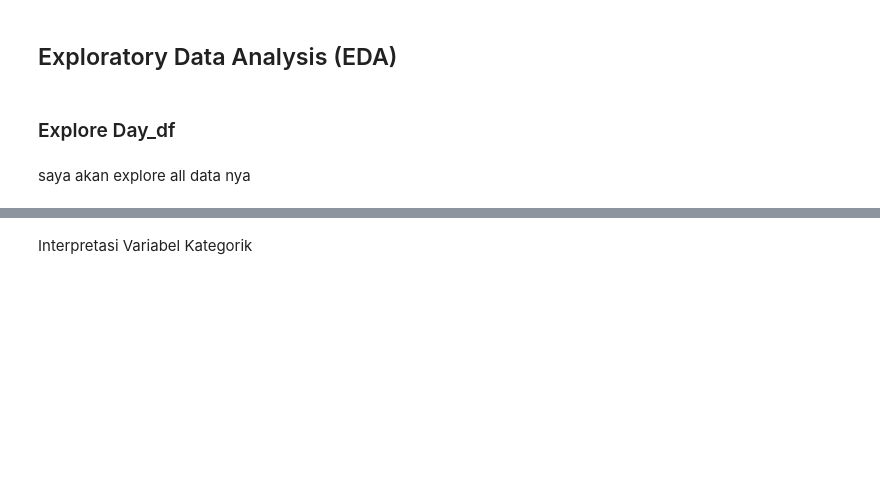
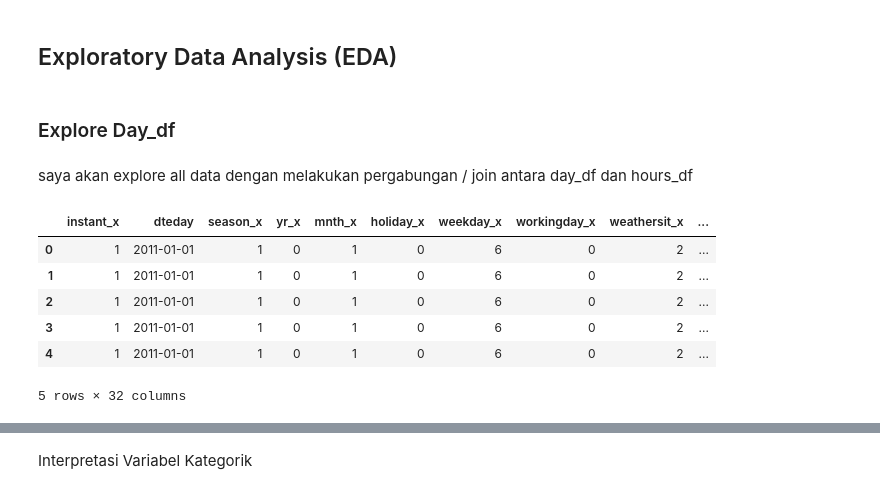
Before and after one commit to MuhammadRizki1303/Bike_Sharing_Dataset_Data_Analysis, a Jupyter notebook: Proyek_Analisis_Data.ipynb, the cells around one changed output, grey strips where cells are left out. Cells and saved outputs as stored; diff of their text form; code cells hidden in the pictures; blank space fills up the shorter version.

```diff
--- a/Proyek_Analisis_Data.ipynb
+++ b/Proyek_Analisis_Data.ipynb
@@ -292,7 +292,23 @@ memory usage: 2.3 MB
 # %% [markdown]
 ### Explore Day_df
 # %% [markdown]
-saya akan explore all data nya
+saya akan explore all data dengan melakukan pergabungan / join antara day_df dan hours_df
+# %%
+all_df = pd.merge(
+    left=day_df,
+    right=hours_df,
+    how="left",
+    on="dteday"
+)
+all_df.head()
+# %% [output]
+|  | instant_x | dteday | season_x | yr_x | mnth_x | holiday_x | weekday_x | workingday_x | weathersit_x | ... |
+| 0 | 1 | 2011-01-01 | 1 | 0 | 1 | 0 | 6 | 0 | 2 | ... |
+| 1 | 1 | 2011-01-01 | 1 | 0 | 1 | 0 | 6 | 0 | 2 | ... |
+| 2 | 1 | 2011-01-01 | 1 | 0 | 1 | 0 | 6 | 0 | 2 | ... |
+| 3 | 1 | 2011-01-01 | 1 | 0 | 1 | 0 | 6 | 0 | 2 | ... |
+| 4 | 1 | 2011-01-01 | 1 | 0 | 1 | 0 | 6 | 0 | 2 | ... |
+5 rows × 32 columns
 # %%
 day_df.describe(include="all")
 # %% [output]
```
Also changed, not shown: parts of 1 cell of this notebook.
